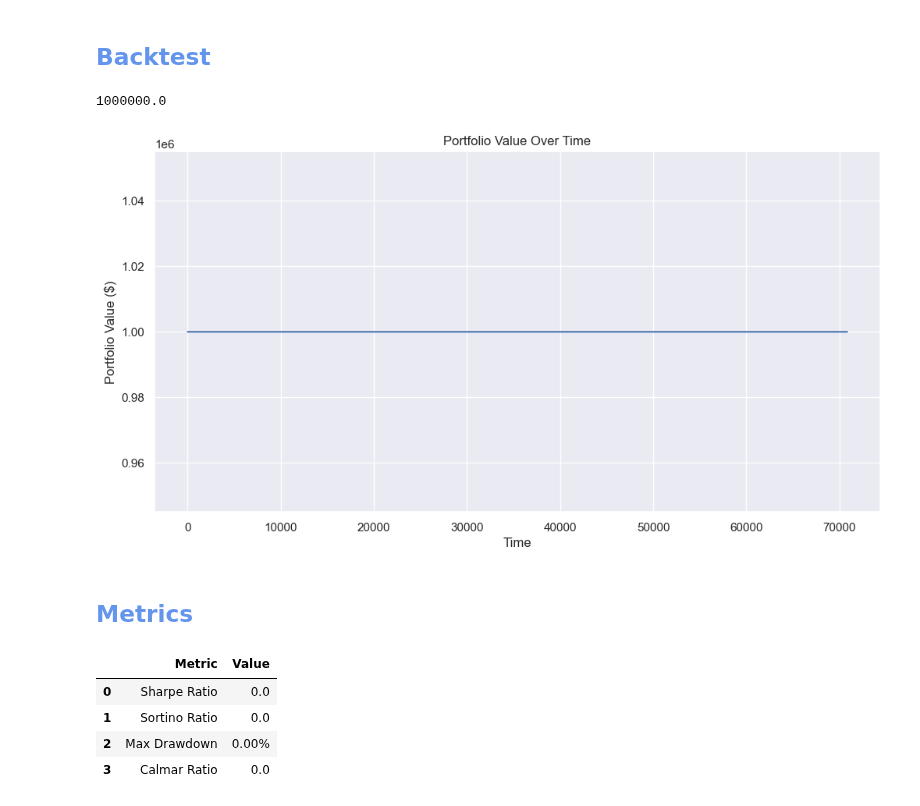
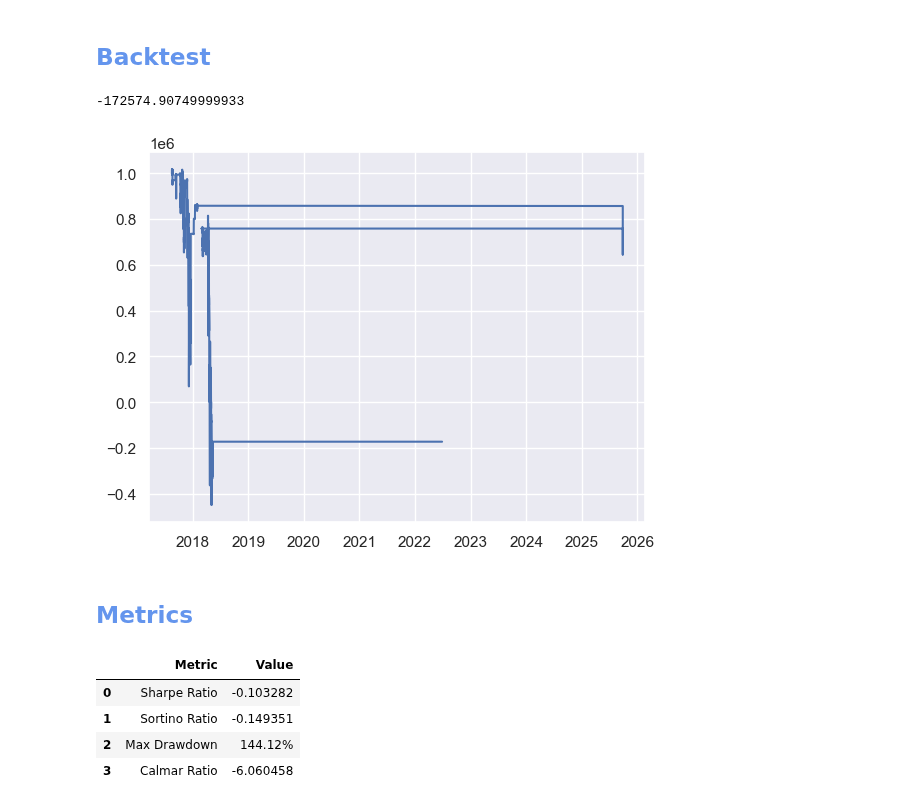
Before and after one commit to LuisMB09/Trading, a Jupyter notebook: trash.ipynb, the cells around one changed output. Saved outputs shown, nothing was run; the diff lists cells and outputs as text; code cells hidden in the pictures.

```diff
--- a/trash.ipynb
+++ b/trash.ipynb
@@ -165,3 +165,3 @@ validation = data[train_size + test_size:]
 # %%
-#data = rsi(data, window=25, rsi_lower=32, rsi_upper=72)
-#data.head()
+train = rsi(train, window=25, rsi_lower=32, rsi_upper=72)
+train.head()
@@ -186,16 +193,16 @@ N_SHARES: int = 50
 # %%
 capital: float = 1_000_000
 
-portfolio_value = [capital]
+portfolio_value = []
 active_long_positions: list[Position] = []
 active_short_positions: list[Position] = []
 
-for i, row in data.iterrows():
+for i, row in train.iterrows():
     # Checkin nonnegative portfolio value
-    if portfolio_value[-1] < 0:
-        print("Portfolio value went negative. Stopping backtest.")
-        portfolio_value.extend([0] * (len(data)-len(portfolio_value)))
-        break
+    #if portfolio_value[-1] < 0:
+        #print("Portfolio value went negative. Stopping backtest.")
+        #portfolio_value.extend([0] * (len(data)-len(portfolio_value)))
+        #break
 
     # -- LONG -- #
     # Check active orders
@@ -261,16 +268,16 @@ active_short_positions = []
 # %%
 capital
 # %% [output]
-1000000.0
+-172574.90749999933
 # %%
-plt.figure(figsize=(12, 6))
-plt.plot(portfolio_value)
-plt.title('Portfolio Value Over Time')
-plt.xlabel('Time')
-plt.ylabel('Portfolio Value ($)')
-plt.show()
+df = pd.DataFrame({
+    'Value': portfolio_value,
+    'Datetime': pd.to_datetime(train.Datetime)
+})
+
+plt.plot(df.Datetime, df.Value);
 # %% [output]
-[figure, old version]
+[figure, new version]
 # %% [markdown]
 ## <font color='cornflowerblue'> Metrics
 # %%
@@ -278,10 +285,10 @@ metrics = TradingMetrics(portfolio_value, time_frame=5)
 metrics.show_metrics()
 # %% [output]
 |  | Metric | Value |
-| 0 | Sharpe Ratio | 0.0 |
-| 1 | Sortino Ratio | 0.0 |
-| 2 | Max Drawdown | 0.00% |
-| 3 | Calmar Ratio | 0.0 |
+| 0 | Sharpe Ratio | -0.103282 |
+| 1 | Sortino Ratio | -0.149351 |
+| 2 | Max Drawdown | 144.12% |
+| 3 | Calmar Ratio | -6.060458 |
 # %%
 rsi_indicator = ta.momentum.RSIIndicator(data.Close, window=15)
 data['rsi'] = rsi_indicator.rsi()
```
Also changed, not shown: parts of 4 cells of this notebook, 1 other file.
